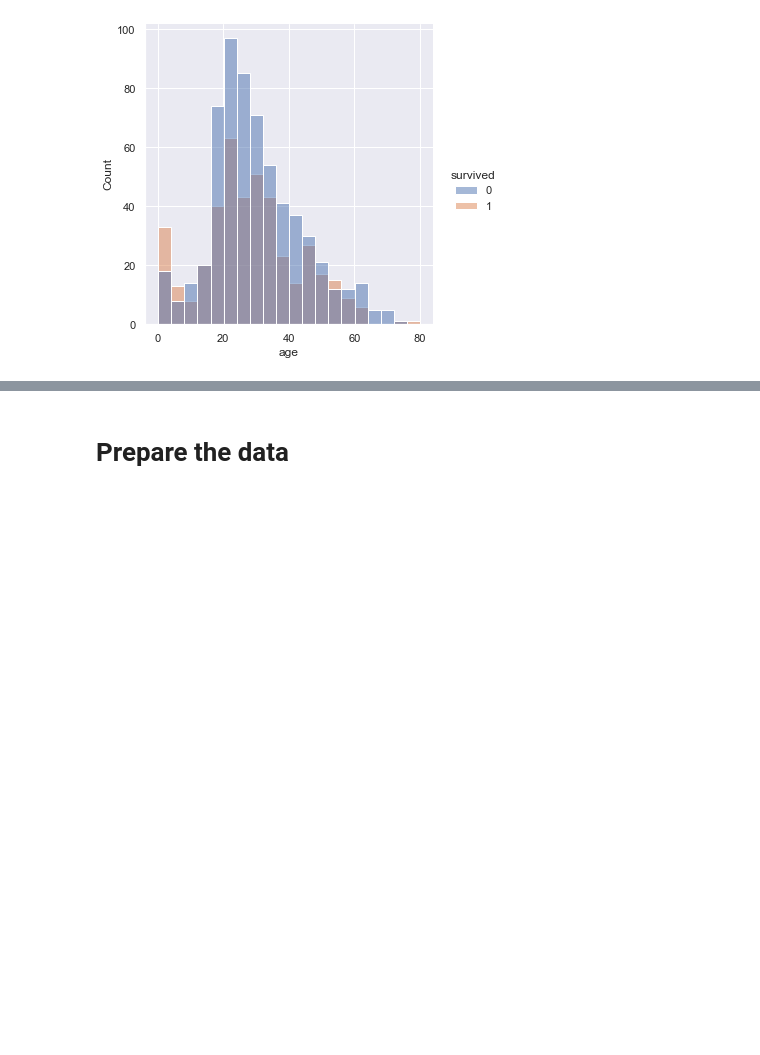
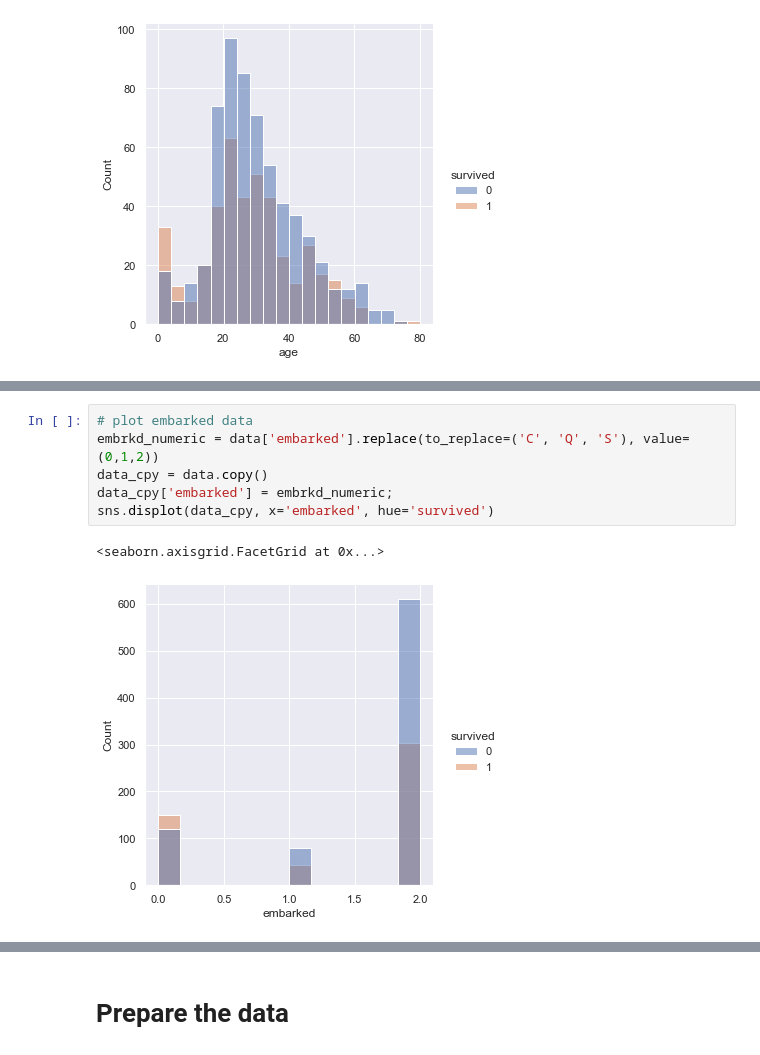
Before and after one commit to klashenriksson/modsim, a Jupyter notebook: lab4/MLA.ipynb, the cells around one changed output, grey strips where cells are left out. Cells and saved outputs as stored; diff of their text form; blank space fills up the shorter version.

```diff
--- a/lab4/MLA.ipynb
+++ b/lab4/MLA.ipynb
@@ -170,0 +186,9 @@ TypeError: The x variable is categorical, but one of ['numeric', 'datetime'] is
+# %%
+# plot embarked data
+embrkd_numeric = data['embarked'].replace(to_replace=('C', 'Q', 'S'), value=(0,1,2))
+data_cpy = data.copy()
+data_cpy['embarked'] = embrkd_numeric;
+sns.displot(data_cpy, x='embarked', hue='survived')
+# %% [output]
+<seaborn.axisgrid.FacetGrid at 0x...>
+[figure, added]
```
Also changed, not shown: parts of 31 cells of this notebook, 6 other files.
